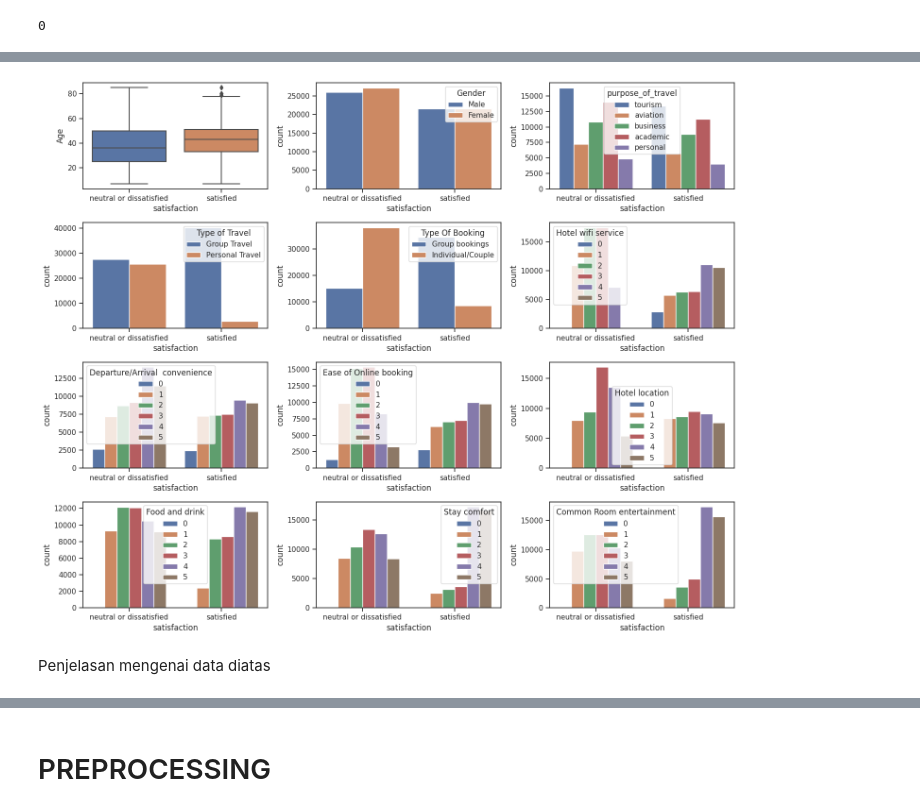
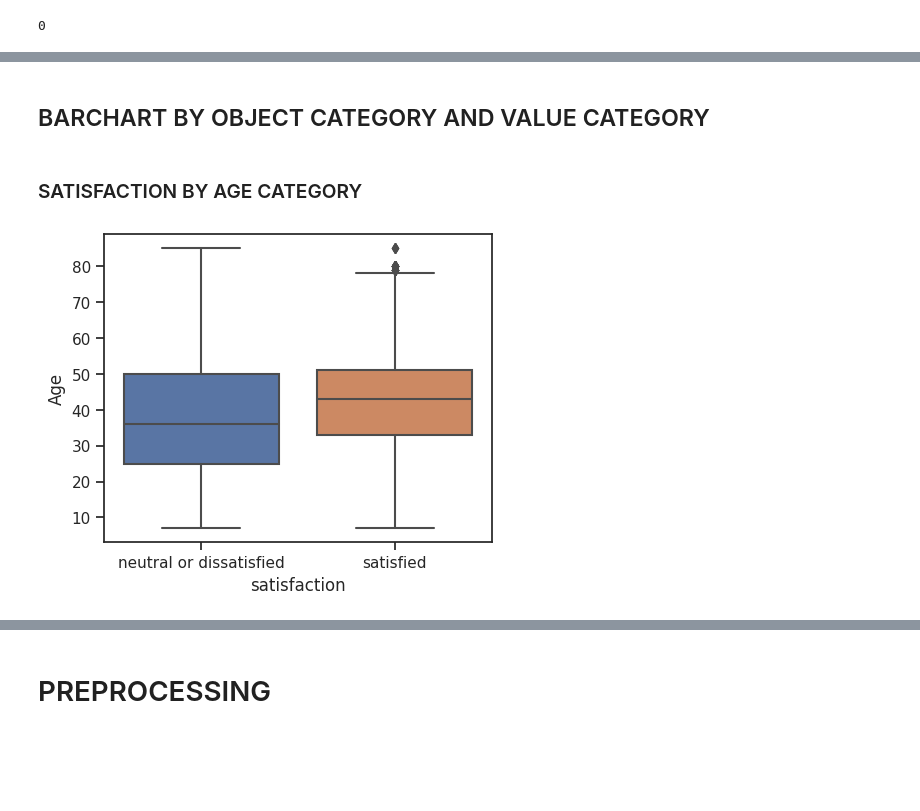
Before and after one commit to Vikry99/Final_Project, a Jupyter notebook: Final_Project_Anaconda.ipynb, the cells around one changed output, grey strips where cells are left out. Drawn from its saved outputs; the diff is of its cells as text; code cells hidden in the pictures; blank space fills up the shorter version.

```diff
--- a/Final_Project_Anaconda.ipynb
+++ b/Final_Project_Anaconda.ipynb
@@ -157,30 +160,0 @@ plt.show()
-# %%
-# Set the style of the plots
-sns.set(style="ticks")
-
-# Create subplots for multiple plots
-fig, axes = plt.subplots(nrows=4, ncols=3, figsize=(15, 12))
-
-# Plot the relationships between satisfaction and other variables
-sns.boxplot(x="satisfaction", y="Age", data=df, ax=axes[0, 0])
-sns.countplot(x="satisfaction", hue="Gender", data=df, ax=axes[0, 1])
-sns.countplot(x="satisfaction", hue="purpose_of_travel", data=df, ax=axes[0, 2])
-sns.countplot(x="satisfaction", hue="Type of Travel", data=df, ax=axes[1, 0])
-sns.countplot(x="satisfaction", hue="Type Of Booking", data=df, ax=axes[1, 1])
-sns.countplot(x="satisfaction", hue="Hotel wifi service", data=df, ax=axes[1, 2])
-sns.countplot(x="satisfaction", hue="Departure/Arrival  convenience", data=df, ax=axes[2, 0])
-sns.countplot(x="satisfaction", hue="Ease of Online booking", data=df, ax=axes[2, 1])
-sns.countplot(x="satisfaction", hue="Hotel location", data=df, ax=axes[2, 2])
-sns.countplot(x="satisfaction", hue="Food and drink", data=df, ax=axes[3, 0])
-sns.countplot(x="satisfaction", hue="Stay comfort", data=df, ax=axes[3, 1])
-sns.countplot(x="satisfaction", hue="Common Room entertainment", data=df, ax=axes[3, 2])
-
-# Adjust the spacing between subplots
-plt.tight_layout()
-
-# Display the plots
-plt.show()
-# %% [output]
-[figure, removed]
-# %% [markdown]
-Penjelasan mengenai data diatas
@@ -186,0 +164,15 @@ Penjelasan mengenai data diatas
+# %% [markdown]
+## BARCHART BY OBJECT CATEGORY AND VALUE CATEGORY
+# %% [markdown]
+### SATISFACTION BY AGE CATEGORY
+# %%
+# Create subplots for multiple plots
+fig, axes = plt.subplots(nrows=1, ncols=1, figsize=(5,4))
+
+# Plot the relationships between satisfaction and other variables
+sns.boxplot(x="satisfaction", y="Age", data=df)
+
+# Display the plots
+plt.show()
+# %% [output]
+[figure, added]
```
Also changed, not shown: parts of 19 cells of this notebook.
